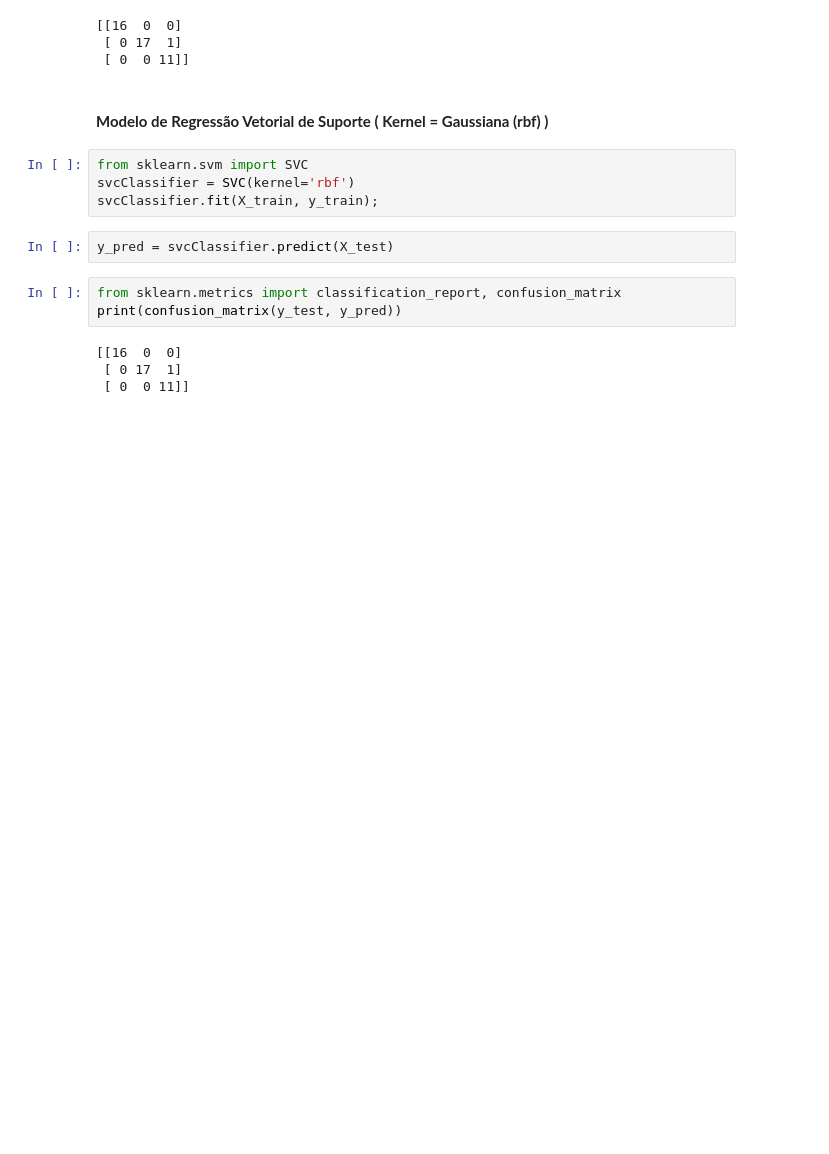
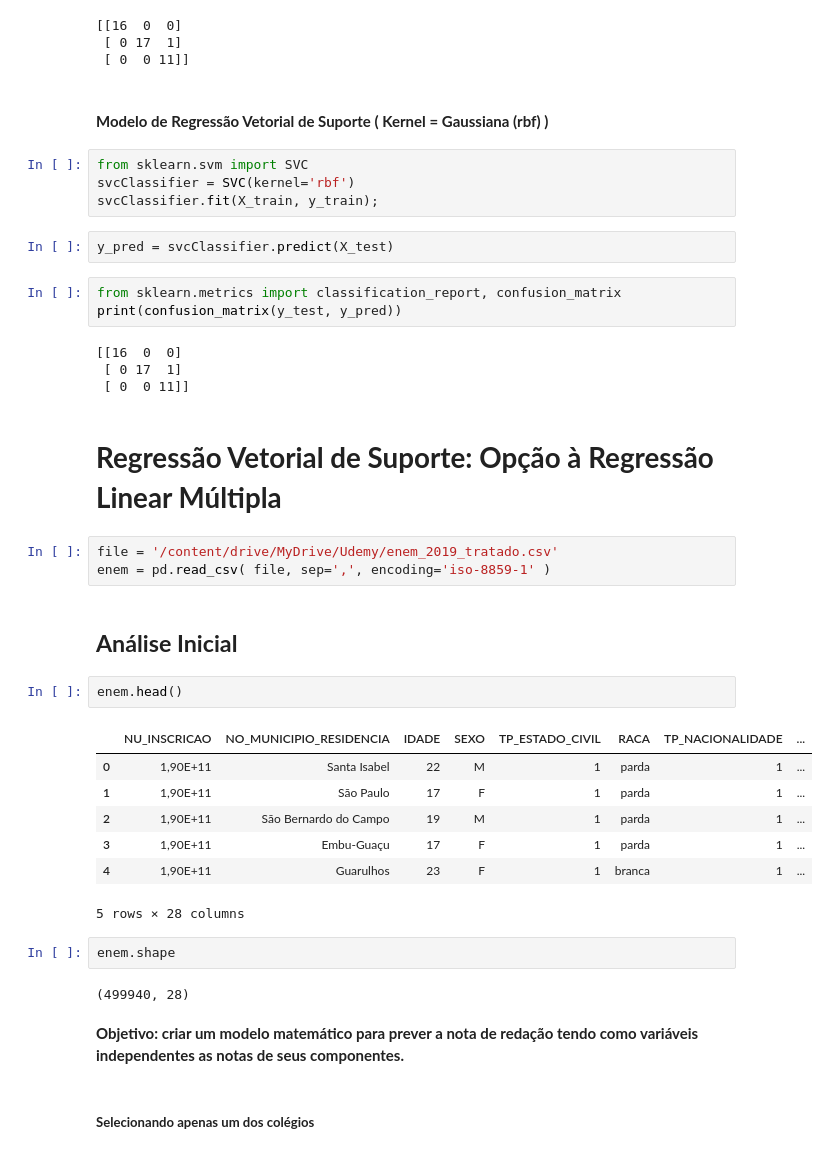
Before and after one commit to MaxVieiraSantiago/Machine-Learning-Algorithms, a Jupyter notebook: Linear Regression/Regressão_Vetorial_Suporte.ipynb, the cells around one changed output. Drawn from its saved outputs; the diff is of its cells as text; blank space fills up the shorter version.

```diff
--- a/Linear Regression/Regressão_Vetorial_Suporte.ipynb
+++ b/Linear Regression/Regressão_Vetorial_Suporte.ipynb
@@ -104,3 +104,28 @@ print(confusion_matrix(y_test, y_pred))
 [[16  0  0]
  [ 0 17  1]
  [ 0  0 11]]
+# %% [markdown]
+# **Regressão Vetorial de Suporte: Opção à Regressão Linear Múltipla**
+# %%
+file = '/content/drive/MyDrive/Udemy/enem_2019_tratado.csv'
+enem = pd.read_csv( file, sep=',', encoding='iso-8859-1' )
+# %% [markdown]
+## **Análise Inicial**
+# %%
+enem.head()
+# %% [output]
+|  | NU_INSCRICAO | NO_MUNICIPIO_RESIDENCIA | IDADE | SEXO | TP_ESTADO_CIVIL | RACA | TP_NACIONALIDADE | ... |
+| 0 | 1,90E+11 | Santa Isabel | 22 | M | 1 | parda | 1 | ... |
+| 1 | 1,90E+11 | São Paulo | 17 | F | 1 | parda | 1 | ... |
+| 2 | 1,90E+11 | São Bernardo do Campo | 19 | M | 1 | parda | 1 | ... |
+| 3 | 1,90E+11 | Embu-Guaçu | 17 | F | 1 | parda | 1 | ... |
+| 4 | 1,90E+11 | Guarulhos | 23 | F | 1 | branca | 1 | ... |
+5 rows × 28 columns
+# %%
+enem.shape
+# %% [output]
+(499940, 28)
+# %% [markdown]
+**Objetivo: criar um modelo matemático para prever a nota de redação tendo como variáveis independentes as notas de seus componentes.**
+# %% [markdown]
+##### **Selecionando apenas um dos colégios**
```
